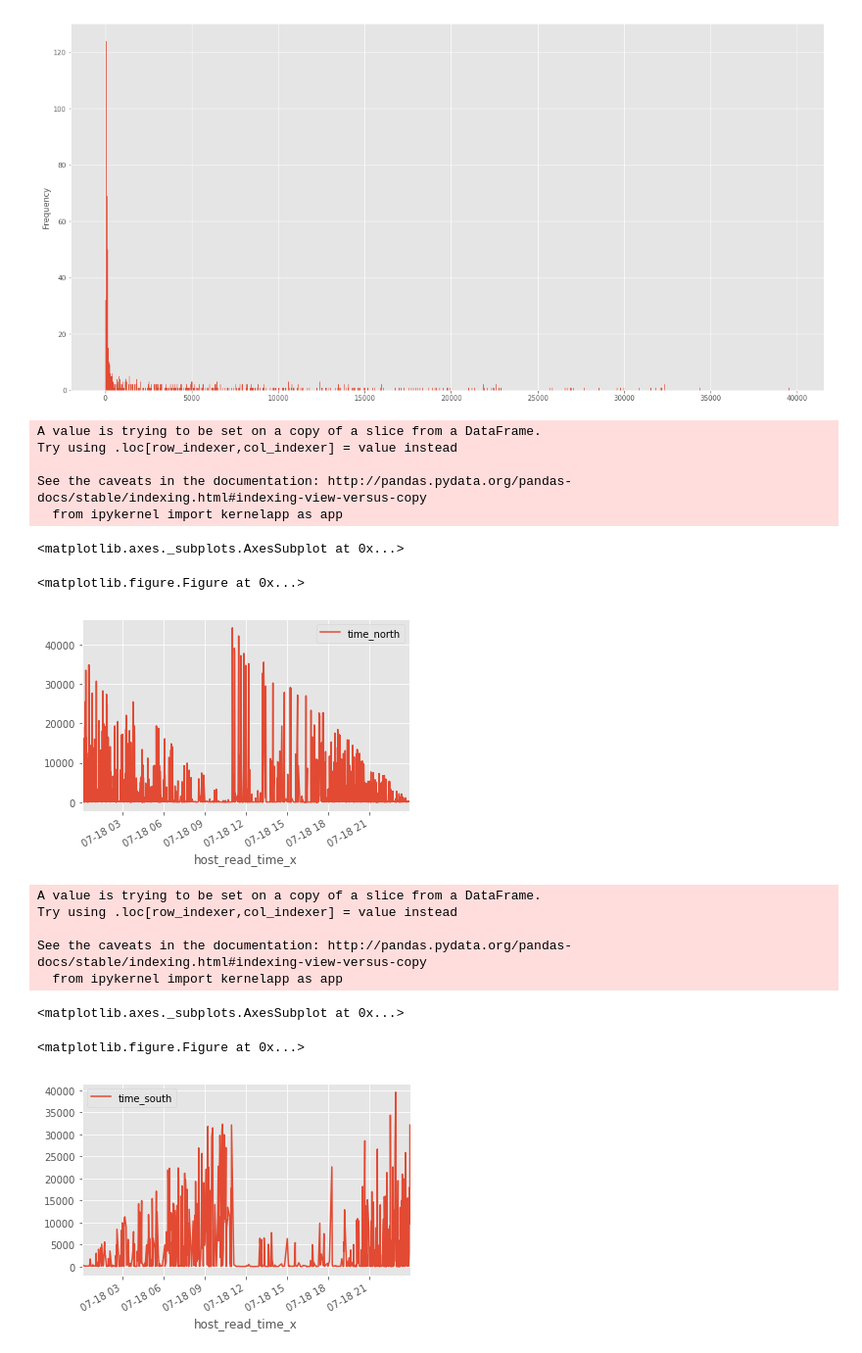
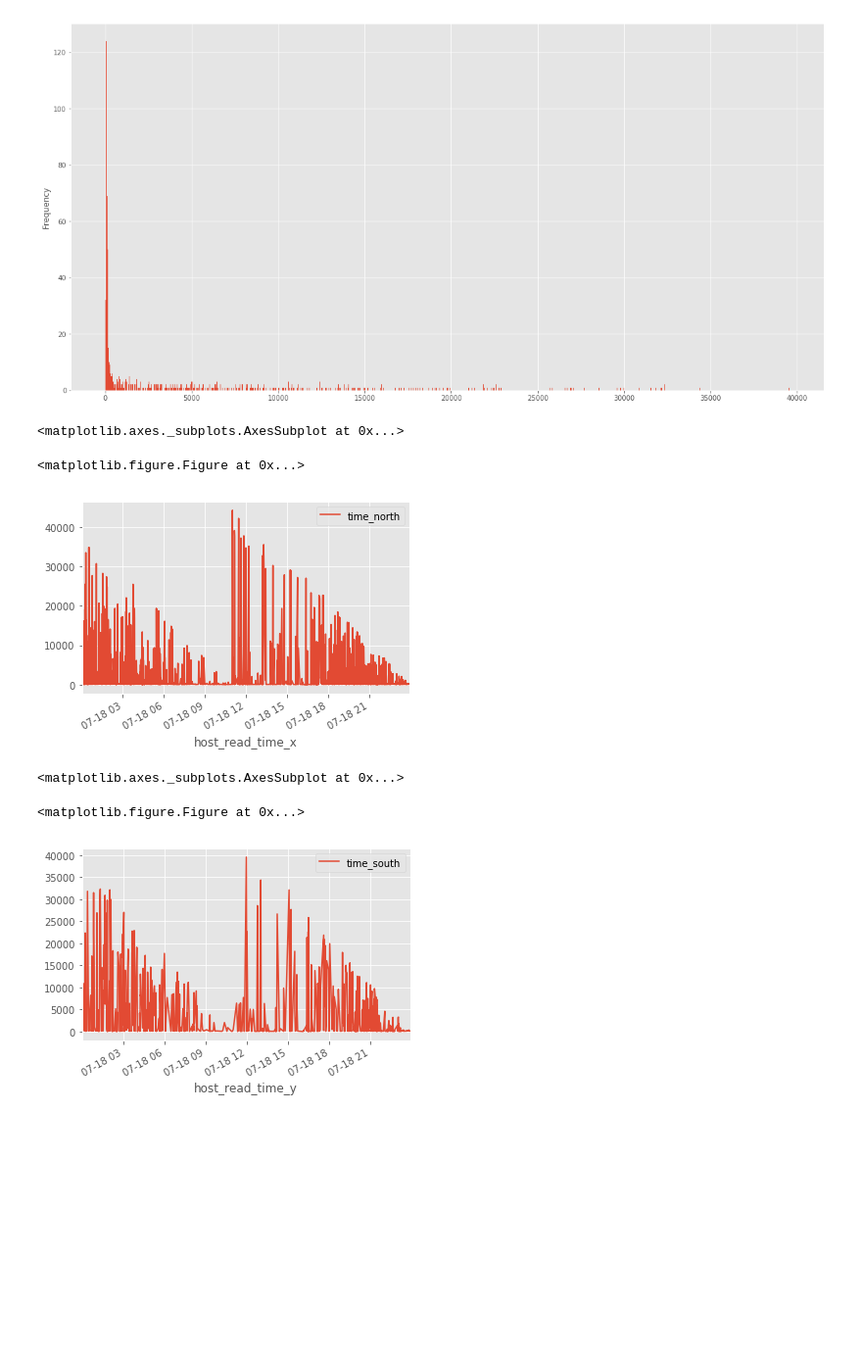
Before and after one commit to codestar12/hackathon-hooli, a Jupyter notebook: Traffic Analytics.ipynb, the cells around one changed output. Shown: that part at 98% size. Cells and saved outputs as stored; diff of their text form; code cells hidden in the pictures; blank space fills up the shorter version.

```diff
--- a/Traffic Analytics.ipynb
+++ b/Traffic Analytics.ipynb
@@ -42,3 +62,6 @@ time_south = southbound['host_read_time_x'] - southbound['host_read_time_y']
 # %%
-northbound['time_north'] = time_north
-southbound['time_south'] = time_south
+northbound = northbound.assign(time_north=time_north)
+southbound = southbound.assign(time_south=time_south)
+
+#northbound['time_north'] = time_north
+#southbound['time_south'] = time_south
@@ -73,27 +106,17 @@ southbound['time_south'].astype('timedelta64[s]').plot.hist(bins=1000)
 [figure]
 # %%
 plt.figure(figsize=(20,10))
-northbound['time_north'] = northbound['time_north'].astype('timedelta64[s]')
+northbound = northbound.assign(time_north=northbound['time_north'].astype('timedelta64[s]'))
 northbound.plot(x='host_read_time_x', y='time_north')
 # %% [output]
-A value is trying to be set on a copy of a slice from a DataFrame.
-Try using .loc[row_indexer,col_indexer] = value instead
-
-See the caveats in the documentation: http://pandas.pydata.org/pandas-docs/stable/indexing.html#indexing-view-versus-copy
-  from ipykernel import kernelapp as app
+<matplotlib.axes._subplots.AxesSubplot at 0x...>
-<matplotlib.axes._subplots.AxesSubplot at 0x...>
+<matplotlib.figure.Figure at 0x...>
-<matplotlib.figure.Figure at 0x...>
 [figure]
 # %%
 plt.figure(figsize=(20,10))
-southbound['time_south'] = southbound['time_south'].astype('timedelta64[s]')
-southbound.plot(x='host_read_time_x', y='time_south')
+southbound = southbound.assign(time_south = southbound['time_south'].astype('timedelta64[s]'))
+southbound.plot(x='host_read_time_y', y='time_south')
 # %% [output]
-A value is trying to be set on a copy of a slice from a DataFrame.
-Try using .loc[row_indexer,col_indexer] = value instead
-
-See the caveats in the documentation: http://pandas.pydata.org/pandas-docs/stable/indexing.html#indexing-view-versus-copy
-  from ipykernel import kernelapp as app
+<matplotlib.axes._subplots.AxesSubplot at 0x...>
-<matplotlib.axes._subplots.AxesSubplot at 0x...>
+<matplotlib.figure.Figure at 0x...>
-<matplotlib.figure.Figure at 0x...>
-[figure, old version]
+[figure, new version]
```
Also changed, not shown: parts of 11 cells of this notebook.
